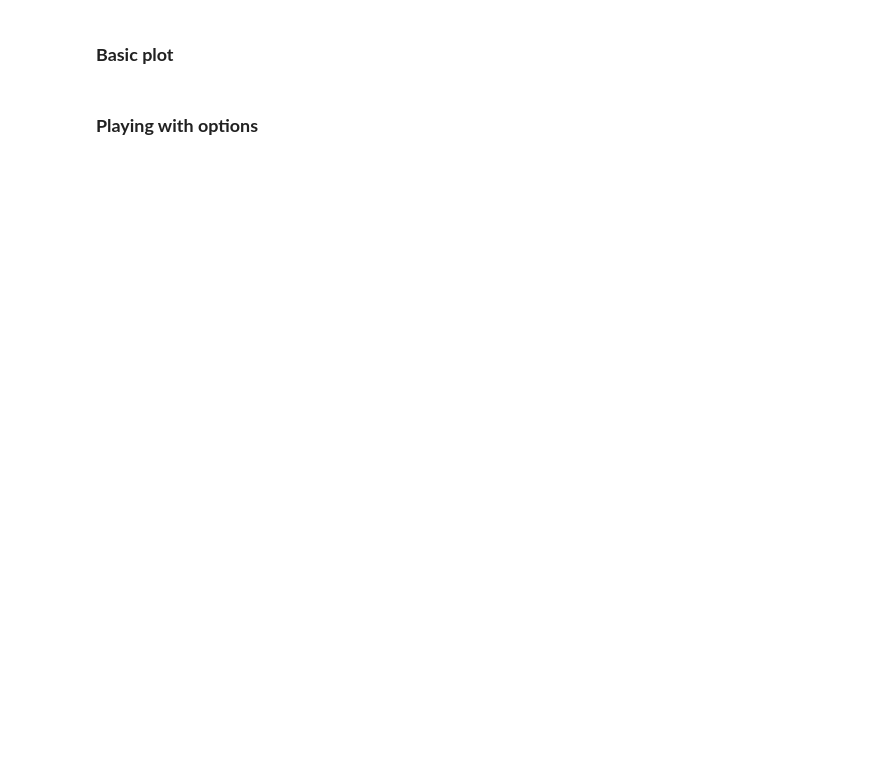
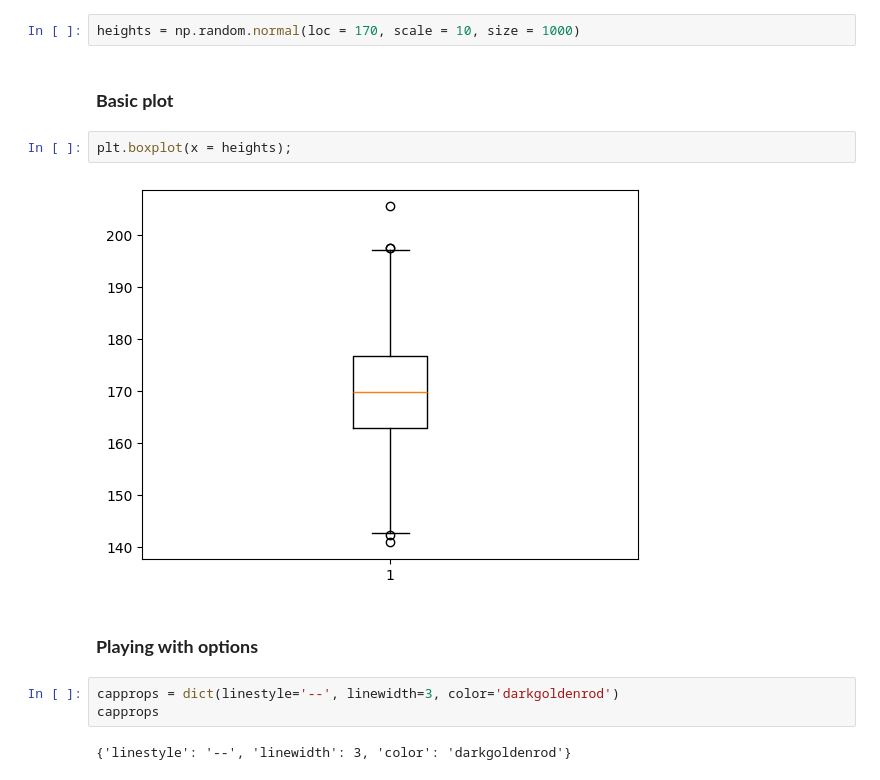
Before and after one commit to alchemistbg/matplotlib, a Jupyter notebook: matplotlib.ipynb, the cells around one changed output. Cells and saved outputs as stored; diff of their text form; blank space fills up the shorter version.

```diff
--- a/matplotlib.ipynb
+++ b/matplotlib.ipynb
@@ -108,7 +108,18 @@ plt.pie(x = votes, labels = prog_lang, explode = explodes, autopct = '%.2f%%', s
 [figure]
 # %% [markdown]
 ## **Box plot**
+# %%
+heights = np.random.normal(loc = 170, scale = 10, size = 1000)
 # %% [markdown]
 ### **Basic plot**
+# %%
+plt.boxplot(x = heights);
+# %% [output]
+[figure, added]
 # %% [markdown]
 ### **Playing with options**
+# %%
+capprops = dict(linestyle='--', linewidth=3, color='darkgoldenrod')
+capprops
+# %% [output]
+{'linestyle': '--', 'linewidth': 3, 'color': 'darkgoldenrod'}
```
Also changed, not shown: parts of 15 cells of this notebook.
